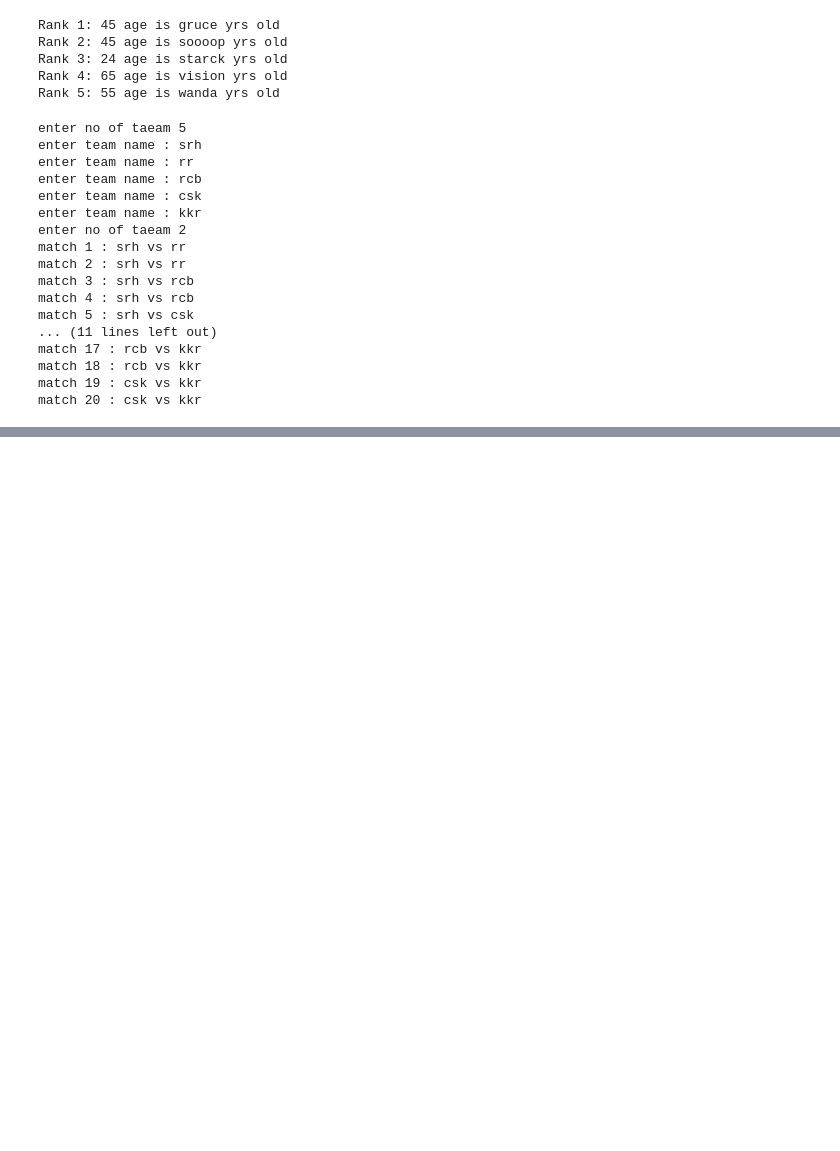
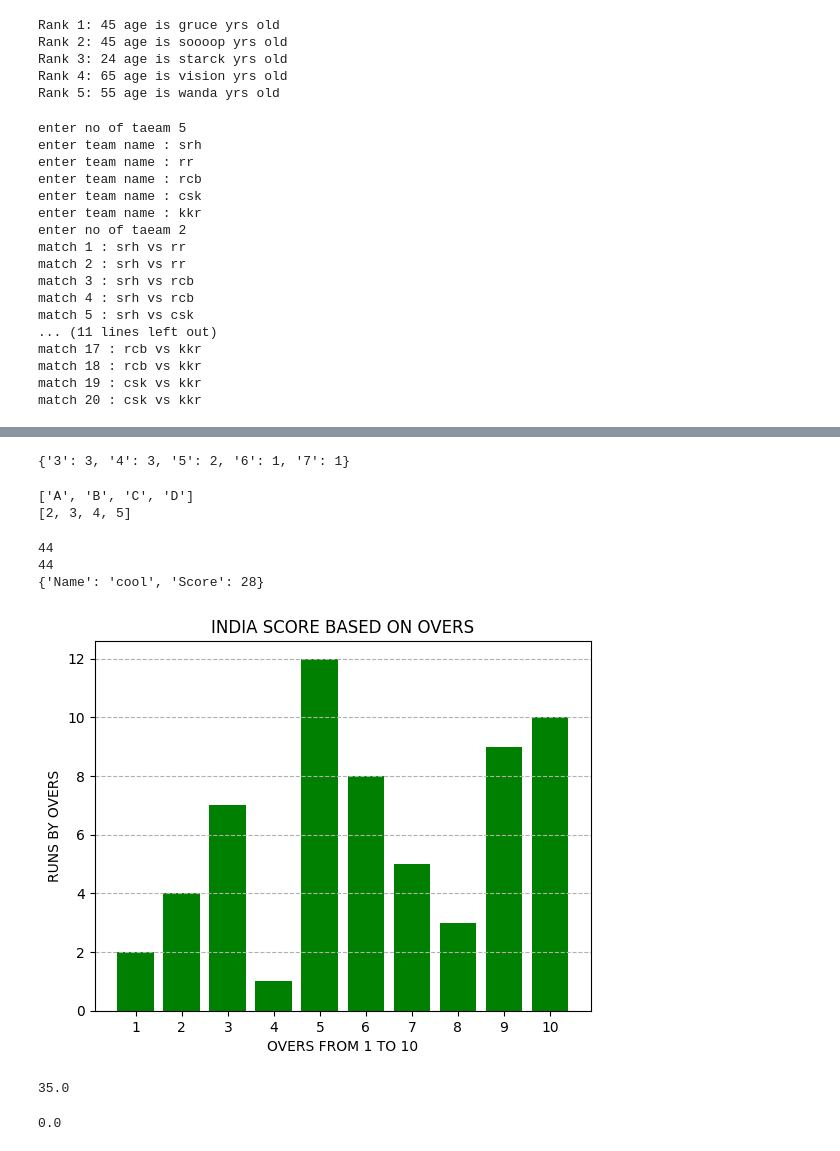
Before and after one commit to SHASHI1922/python-CRT, a Jupyter notebook: python.ipynb, the cells around one changed output, grey strips where cells are left out. Cells and saved outputs as stored; diff of their text form; code cells hidden in the pictures; blank space fills up the shorter version.

```diff
--- a/python.ipynb
+++ b/python.ipynb
@@ -220,0 +601,44 @@ match 2 : ds] vs h
+# %%
+a = 3334445567      #int -dic
+b = {}
+for i in str(a):
+  if i not in b :
+    b[i]=1
+  else:
+    b[i]+=1
+print (b)
+# %% [output]
+{'3': 3, '4': 3, '5': 2, '6': 1, '7': 1}
+# %%
+b = {'A':2,'B':3,'C':4,'D':5}
+a1 = [i[0] for i in b.items()]     #dic - lis
+a2 = [i[1] for i in b.items()]
+print (a1)
+print(a2)
+# %% [output]
+['A', 'B', 'C', 'D']
+[2, 3, 4, 5]
+# %%
+#unction :
+#keyword
+#Infinite
+#default
+
+#______________________
+
+def abc(*args):
+  sum = 0
+  for i in args:
+    sum+=i
+  print(sum)
+abc(22,22)
+abc(22,22)
+
+#key
+def a(**kargs):
+  print(kargs)
+a(Name='cool',Score=28)
+# %% [output]
+44
+44
+{'Name': 'cool', 'Score': 28}
@@ -220,0 +663,33 @@ match 2 : ds] vs h
+# %%
+import numpy as np
+import matplotlib.pyplot as plt
+
+overs = np.arange(1, 11)
+scores = [2, 4, 7, 1, 12, 8, 5, 3, 9, 10]
+
+plt.bar(overs, scores, color="green")
+
+plt.title("INDIA SCORE BASED ON OVERS")
+plt.xlabel("OVERS FROM 1 TO 10")
+plt.ylabel("RUNS BY OVERS")
+
+plt.xticks(overs)
+plt.grid(axis="y", linestyle="--")
+
+plt.show()
+# %% [output]
+[figure, added]
+# %%
+import numpy
+a = [20,30,40,50]
+res = np.percentile(a,50)
+print(res)
+# %% [output]
+35.0
+# %%
+from scipy import stats
+a = [20,30,40,50]
+res = stats.percentileofscore(a,11)
+print(res)
+# %% [output]
+0.0
```
Also changed, not shown: parts of 36 cells of this notebook.
